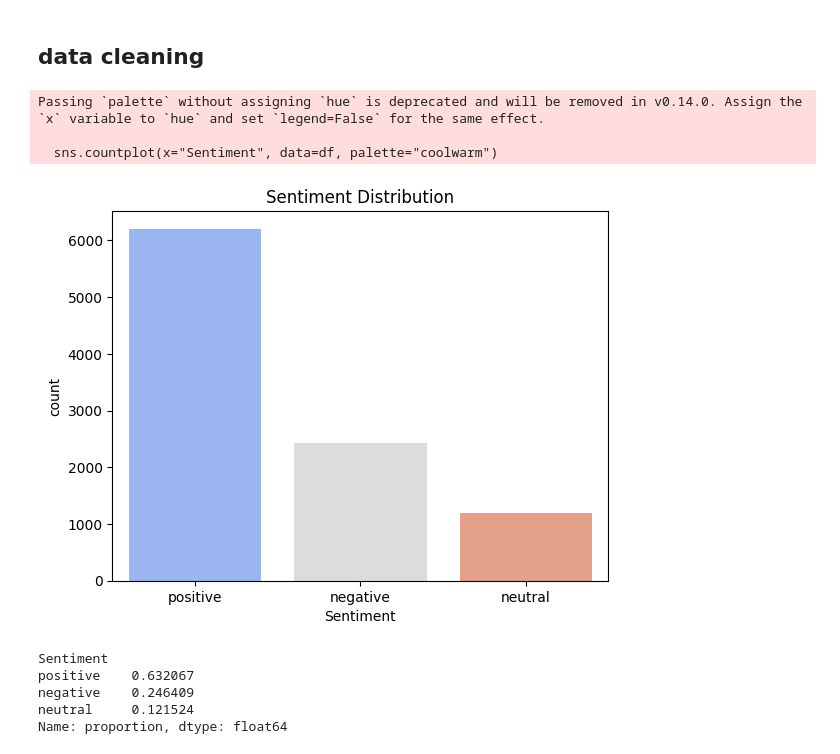
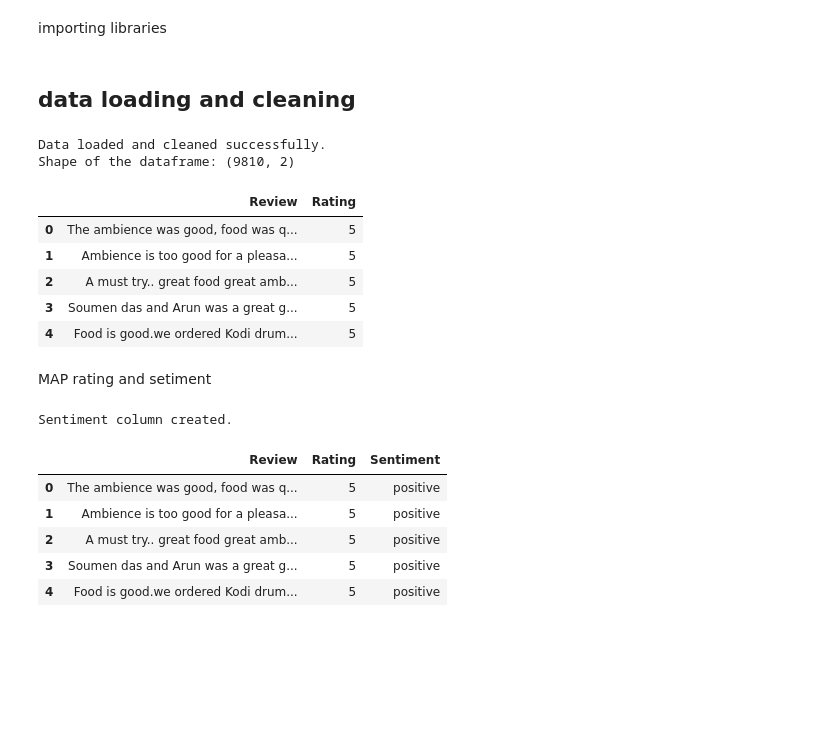
Before and after one commit to kavin81/ML_mp, a Jupyter notebook: notebooks/01_data_exploration.ipynb, the cells around one changed output. Drawn from its saved outputs; the diff is of its cells as text; code cells hidden in the pictures; blank space fills up the shorter version.

```diff
--- a/notebooks/01_data_exploration.ipynb
+++ b/notebooks/01_data_exploration.ipynb
@@ -1,3 +1,5 @@
+# %% [markdown]
+importing libraries
 # %%
 import pandas as pd
 import numpy as np
@@ -12,34 +22,54 @@ df = df[['Review','Rating']]
 # %% [markdown]
-## data cleaning
+## data loading and cleaning
 # %%
-df = df.dropna(subset=["Rating"])
+import pandas as pd
+
+# Load the dataset using the correct relative path
+df = pd.read_csv('../data/raw/restaurant_reviews.csv')
+
+# Select the necessary columns and drop rows with missing ratings
+df = df[['Review','Rating']]
+df = df.dropna(subset=["Rating", "Review"])
+
+# Ensure ratings are digits and convert the column to integer type
 df = df[df["Rating"].apply(lambda x: str(x).isdigit())]
 df["Rating"] = df["Rating"].astype(int)
 
+# Ensure the 'Review' column is always a string
+df['Review'] = df['Review'].astype(str)
 
-def map_sentiment(r):
-    if r > 3:
-        return "positive"
-    elif r < 3:
-        return "negative"
-    else:
-        return "neutral"
-
-
-df["Sentiment"] = df["Rating"].apply(map_sentiment)
+print("Data loaded and cleaned successfully.")
+print(f"Shape of the dataframe: {df.shape}")
+df.head()
+# %% [output]
+Data loaded and cleaned successfully.
+Shape of the dataframe: (9810, 2)
+|  | Review | Rating |
+| 0 | The ambience was good, food was q... | 5 |
+| 1 | Ambience is too good for a pleasa... | 5 |
+| 2 | A must try.. great food great amb... | 5 |
+| 3 | Soumen das and Arun was a great g... | 5 |
+| 4 | Food is good.we ordered Kodi drum... | 5 |
+# %% [markdown]
+MAP rating and setiment
 # %%
-sns.countplot(x="Sentiment", data=df, palette="coolwarm")
-plt.title("Sentiment Distribution")
-plt.show()
+def map_sentiment(rating):
+    if rating > 3:
+        return "positive"
+    elif rating < 3:
+        return "negative"
+    else:
+        return "neutral"
 
-df["Sentiment"].value_counts(normalize=True)
+df["Sentiment"] = df["Rating"].apply(map_sentiment)
+
+print("Sentiment column created.")
+df.head()
 # %% [output]
-Passing `palette` without assigning `hue` is deprecated and will be removed in v0.14.0. Assign the `x` variable to `hue` and set `legend=False` for the same effect.
-
-  sns.countplot(x="Sentiment", data=df, palette="coolwarm")
+Sentiment column created.
-[figure, removed]
-Sentiment
-positive    0.632067
-negative    0.246409
-neutral     0.121524
-Name: proportion, dtype: float64
+|  | Review | Rating | Sentiment |
+| 0 | The ambience was good, food was q... | 5 | positive |
+| 1 | Ambience is too good for a pleasa... | 5 | positive |
+| 2 | A must try.. great food great amb... | 5 | positive |
+| 3 | Soumen das and Arun was a great g... | 5 | positive |
+| 4 | Food is good.we ordered Kodi drum... | 5 | positive |
```
Also changed, not shown: parts of 17 cells of this notebook, 1 other file.
